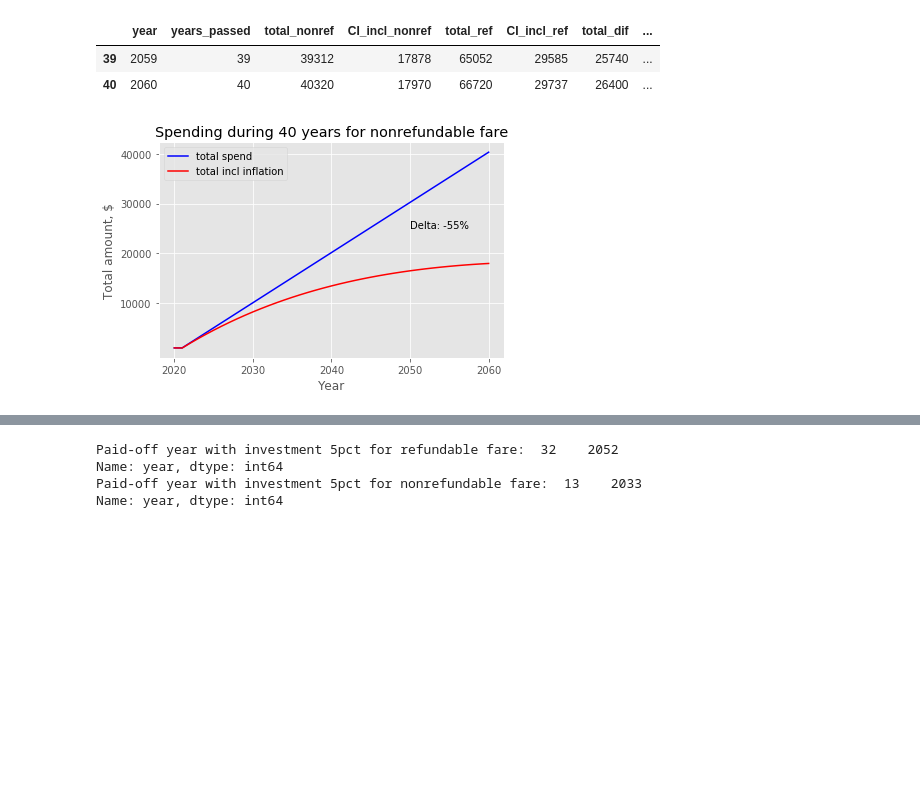
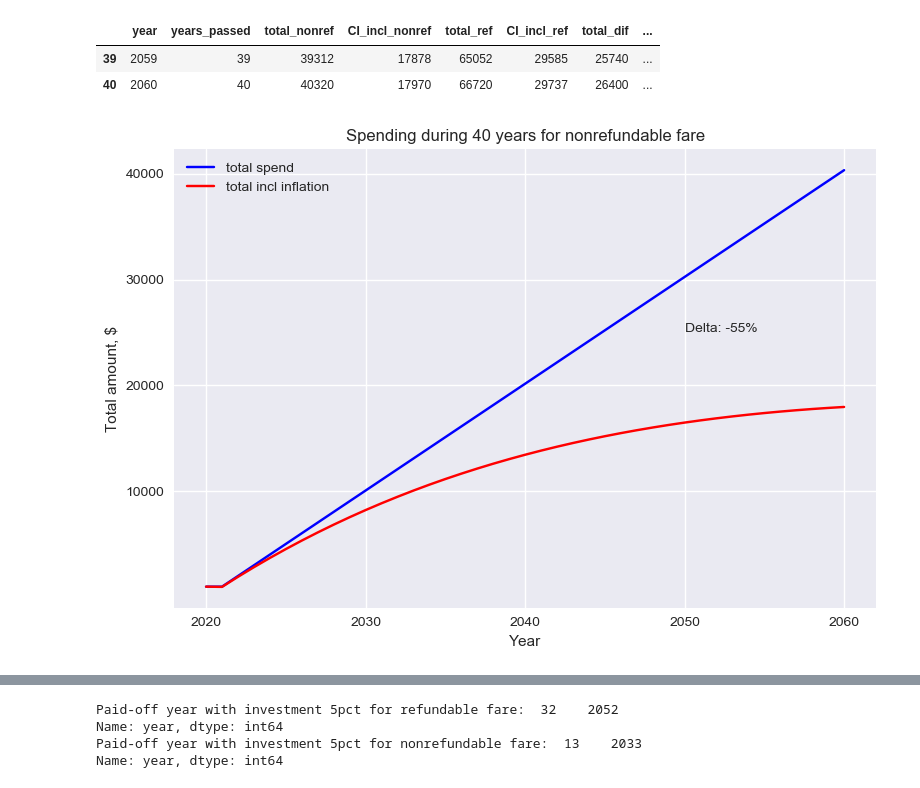
Before and after one commit to samburska/insurance, a Jupyter notebook: Insurance.ipynb, the cells around one changed output, grey strips where cells are left out. Saved outputs shown, nothing was run; the diff lists cells and outputs as text; code cells hidden in the pictures; blank space fills up the shorter version.

```diff
--- a/Insurance.ipynb
+++ b/Insurance.ipynb
@@ -64,10 +64,13 @@ ins.tail()
 
 ins = pd.read_csv(r'files/Investment_concatenated.csv')
 
+###### MAKE YEAR DATE-TIME SERIES #####
+# ins = pd.read_csv(r'files/Investment_concatenated.csv', parse_dates = True, index_col = 'year')
+
 inv_5pct = 0.05
 
 for i in range(years):
-    if ins.index[i] == 0:
+    if ins.years_passed[i] == 0:
         ins['start_balance_5pct'] = 0
         ins['interest_5pct'] = ins.start_balance_5pct[i]*inv_5pct
         ins['end_balance_5pct'] = yearly_dif
@@ -91,7 +94,7 @@ ins.tail()
 inv_3pct = 0.03
 
 for i in range(years):
-    if ins.index[i] == 0:
+    if ins.years_passed[i] == 0:
         ins['start_balance_3pct'] = 0
         ins['interest_3pct'] = ins.start_balance_3pct[i]*inv_3pct
         ins['end_balance_3pct'] = yearly_dif
@@ -118,28 +121,28 @@ ins.tail(2)
 # %%
 #VISUALISATION
 
 delta = 100*(ins.CI_incl_nonref.max() - ins.total_nonref.max())/ins.total_nonref.max()
 
 plt.plot(ins.year, ins.total_nonref, color = 'blue', label = 'total spend')
 plt.plot(ins.year, ins.CI_incl_nonref, color='red', label = 'total incl inflation')
 
 plt.xlabel('Year')
 plt.ylabel('Total amount, $')
 plt.title('Spending during 40 years for nonrefundable fare')
 plt.legend(loc='upper left')
 
 plt.annotate('Delta: ' + str(int(delta)) + '%', xy = (2050, 25000), xytext = (2050, 25000))
 #plt.annotate('double-headed arrow', xy=(0.45,0.5), xytext=(0.01,0.5), arrowprops={'arrowstyle': '<->'}, va='center') - NOT WORKING
 
 plt.yticks([10000, 20000, 30000, 40000])
 plt.xticks([2020, 2030, 2040, 2050, 2060])
 
-plt.style.use('ggplot')
+plt.style.use('seaborn-colorblind')
 plt.tight_layout()
-plt.savefig(r'files/total_vs_inflation.png')
+fig.savefig(r'files/total_vs_inflation.jpg')
 plt.show()
 # %% [output]
-[figure, old version]
+[figure, new version]
 # %%
 # Plotting chart to discover paid-off time
 
```
Also changed, not shown: parts of 3 cells of this notebook, 6 other files.
